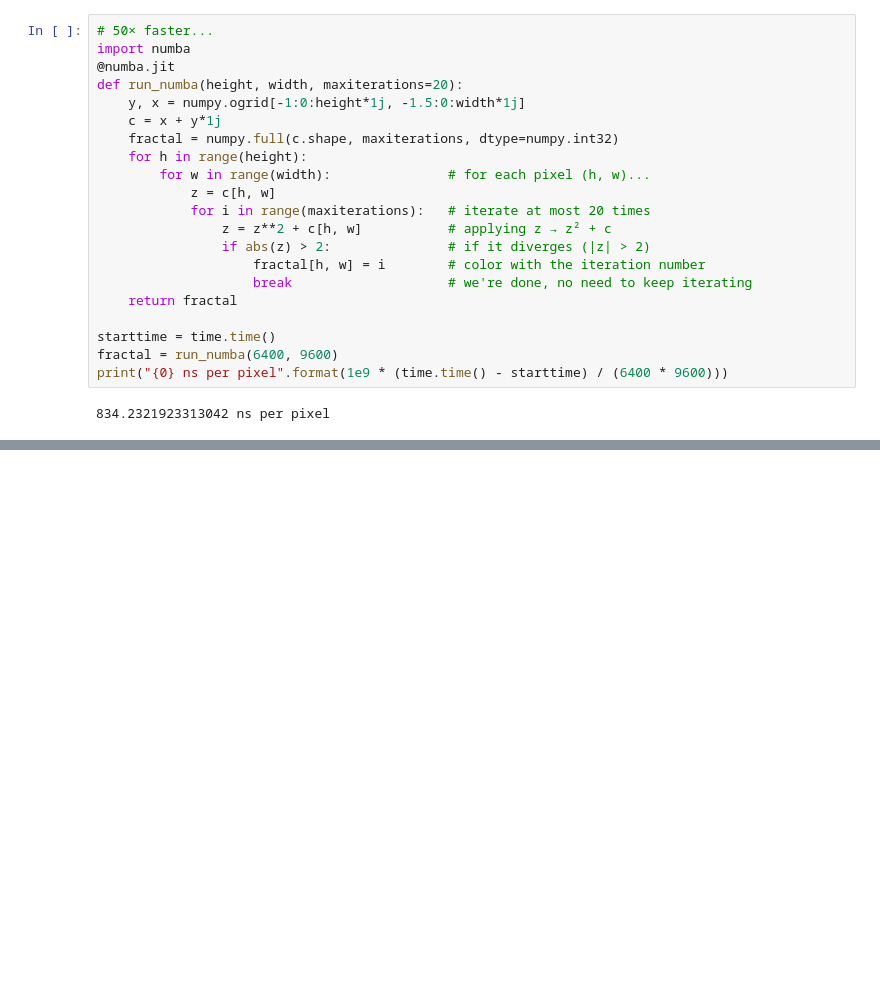
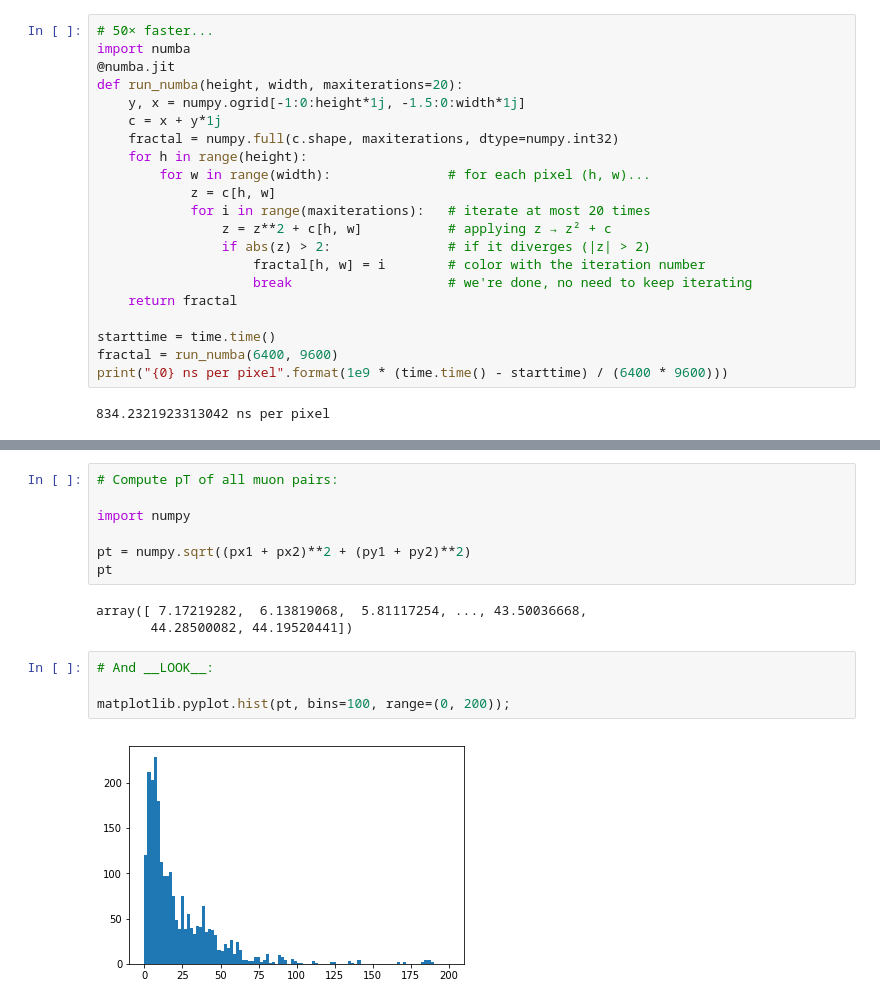
Before and after one commit to jpivarski-talks/2019-06-10-usatlas-argonne-python, a Jupyter notebook: 01-why-python-in-hep.ipynb, the cells around one changed output, grey strips where cells are left out. Drawn from its saved outputs; the diff is of its cells as text; blank space fills up the shorter version.

```diff
--- a/01-why-python-in-hep.ipynb
+++ b/01-why-python-in-hep.ipynb
@@ -177,0 +215,16 @@ print("{0} ns per pixel".format(1e9 * (time.time() - starttime) / (6400 * 9600))
+# %%
+# Compute pT of all muon pairs:
+
+import numpy
+
+pt = numpy.sqrt((px1 + px2)**2 + (py1 + py2)**2)
+pt
+# %% [output]
+array([ 7.17219282,  6.13819068,  5.81117254, ..., 43.50036668,
+       44.28500082, 44.19520441])
+# %%
+# And __LOOK__:
+
+matplotlib.pyplot.hist(pt, bins=100, range=(0, 200));
+# %% [output]
+[figure, added]
```
Also changed, not shown: parts of 14 cells of this notebook.
